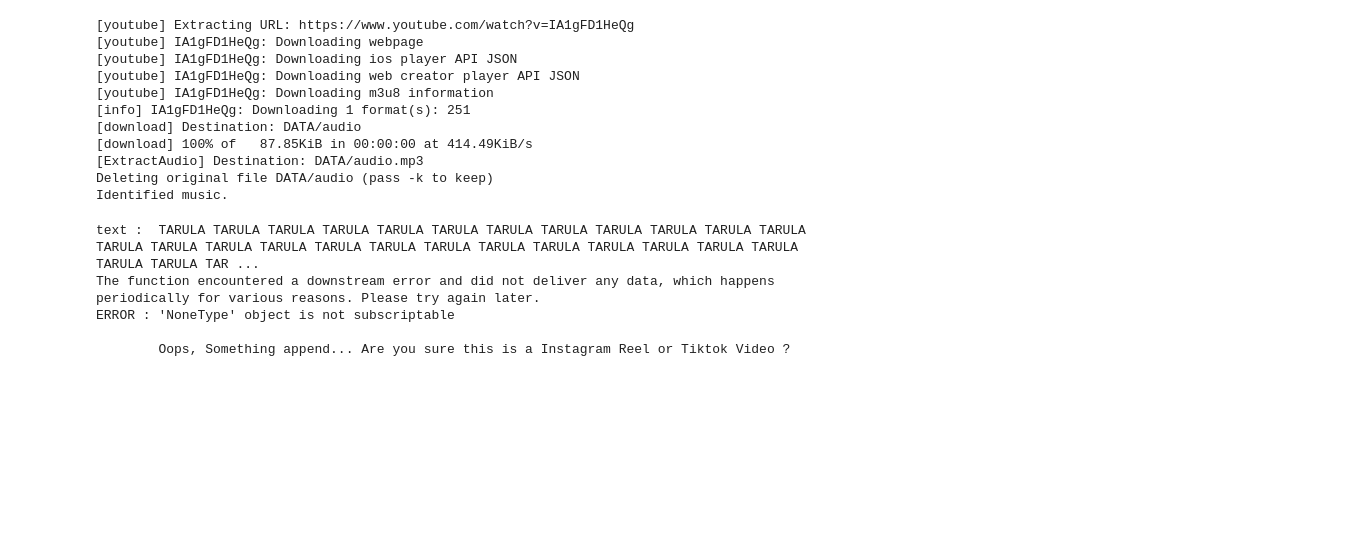
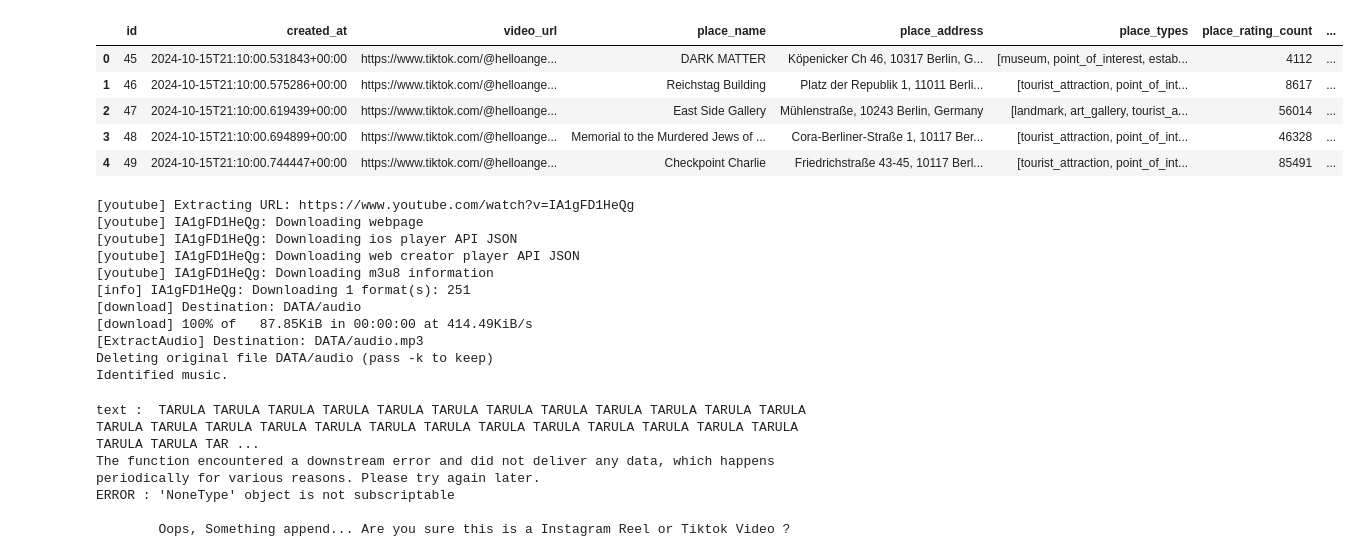
Before and after one commit to CharlesDouxPro/video-audio, a Jupyter notebook: tiktok-forecast.ipynb, the cells around one changed output. Saved outputs shown, nothing was run; the diff lists cells and outputs as text; code cells hidden in the pictures; blank space fills up the shorter version.

```diff
--- a/tiktok-forecast.ipynb
+++ b/tiktok-forecast.ipynb
@@ -44,0 +62,2 @@ output_metadata_filename=f"{RAW_DATA_FOLDER}/video_metadata.csv"
+# %%
+data = pd.read_json(reponse['data'])
@@ -45,3 +73,12 @@ output_metadata_filename=f"{RAW_DATA_FOLDER}/video_metadata.csv"
+# %%
+data.head()
+# %% [output]
+|  | id | created_at | video_url | place_name | place_address | place_types | place_rating_count | ... |
+| 0 | 45 | 2024-10-15T21:10:00.531843+00:00 | https://www.tiktok.com/@helloange... | DARK MATTER | Köpenicker Ch 46, 10317 Berlin, G... | [museum, point_of_interest, estab... | 4112 | ... |
+| 1 | 46 | 2024-10-15T21:10:00.575286+00:00 | https://www.tiktok.com/@helloange... | Reichstag Building | Platz der Republik 1, 11011 Berli... | [tourist_attraction, point_of_int... | 8617 | ... |
+| 2 | 47 | 2024-10-15T21:10:00.619439+00:00 | https://www.tiktok.com/@helloange... | East Side Gallery | Mühlenstraße, 10243 Berlin, Germany | [landmark, art_gallery, tourist_a... | 56014 | ... |
+| 3 | 48 | 2024-10-15T21:10:00.694899+00:00 | https://www.tiktok.com/@helloange... | Memorial to the Murdered Jews of ... | Cora-Berliner-Straße 1, 10117 Ber... | [tourist_attraction, point_of_int... | 46328 | ... |
+| 4 | 49 | 2024-10-15T21:10:00.744447+00:00 | https://www.tiktok.com/@helloange... | Checkpoint Charlie | Friedrichstraße 43-45, 10117 Berl... | [tourist_attraction, point_of_int... | 85491 | ... |
 # %%
 def download_tiktok_audio(video_url, output_filename):
     ydl_opts = {
```
Also changed, not shown: parts of 7 cells of this notebook, 2 other files.
